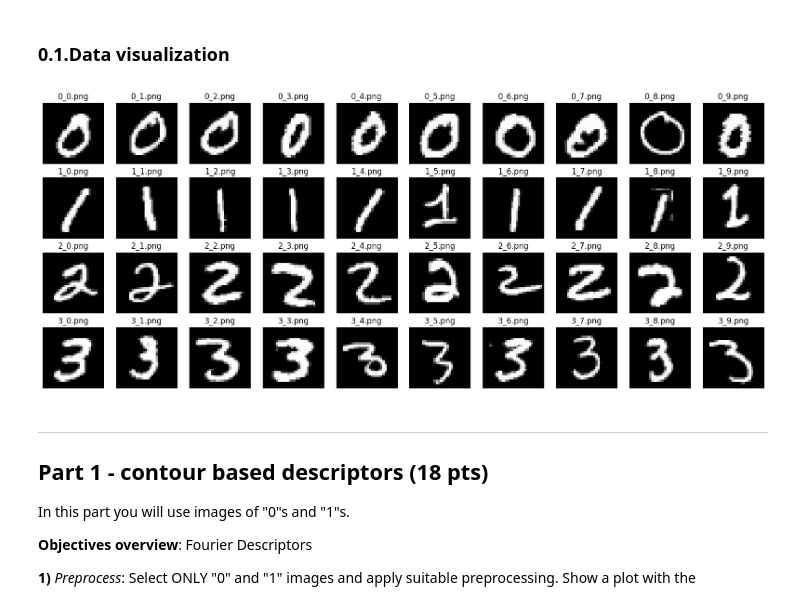
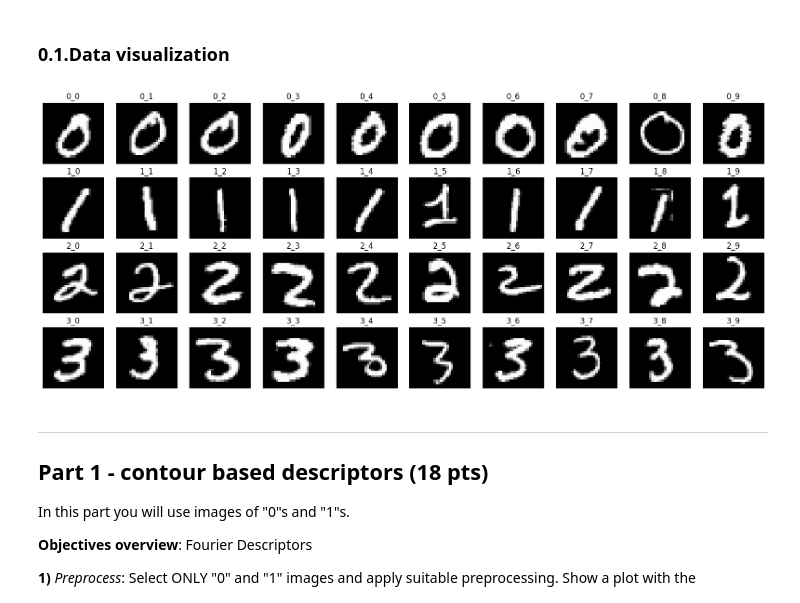
Before and after one commit to alessandrodalbesio/EPFL-image-analysis-and-pattern-recognition, a Jupyter notebook: lab/lab_02_object_description.ipynb, the cells around one changed output. Saved outputs shown, nothing was run; the diff lists cells and outputs as text; code cells hidden in the pictures.

```diff
--- a/lab/lab_02_object_description.ipynb
+++ b/lab/lab_02_object_description.ipynb
@@ -67,34 +67,40 @@ def load(path, digit='0'):
 # Load digits data
 
 # Zero images arrays
 zeros_im, zeros_names = load(data_part1, digit='0')
 # Ones images arrays
 ones_im, ones_names = load(data_part1, digit='1')
 # Twos images arrays
 twos_im, twos_names = load(data_part2, digit='2')
 # Threes images arrays
 threes_im, threes_names = load(data_part2, digit='3')
 
+# Remove the .png from the images names
+zeros_names = [nm[:-4] for nm in zeros_names]
+ones_names = [nm[:-4] for nm in ones_names]
+twos_names = [nm[:-4] for nm in twos_names]
+threes_names = [nm[:-4] for nm in threes_names]
+
 # Plot images
 fig, axes = plt.subplots(4, len(zeros_im), figsize=(20, 8))
 for ax, im, nm in zip(axes[0], zeros_im, zeros_names):
     ax.imshow(im, cmap='gray')
     ax.axis('off')
     ax.set_title(nm)
 for ax, im, nm in zip(axes[1], ones_im, ones_names):
     ax.imshow(im, cmap='gray')
     ax.axis('off')
     ax.set_title(nm)
 for ax, im, nm in zip(axes[2], twos_im, twos_names):
     ax.imshow(im, cmap='gray')
     ax.axis('off')
     ax.set_title(nm)
 for ax, im, nm in zip(axes[3], threes_im, threes_names):
     ax.imshow(im, cmap='gray')
     ax.axis('off')
     ax.set_title(nm)
 # %% [output]
-[figure, old version]
+[figure, new version]
 # %% [markdown]
 ---
 ## Part 1 - contour based descriptors (18 pts)
```
Also changed, not shown: parts of 24 cells of this notebook.
